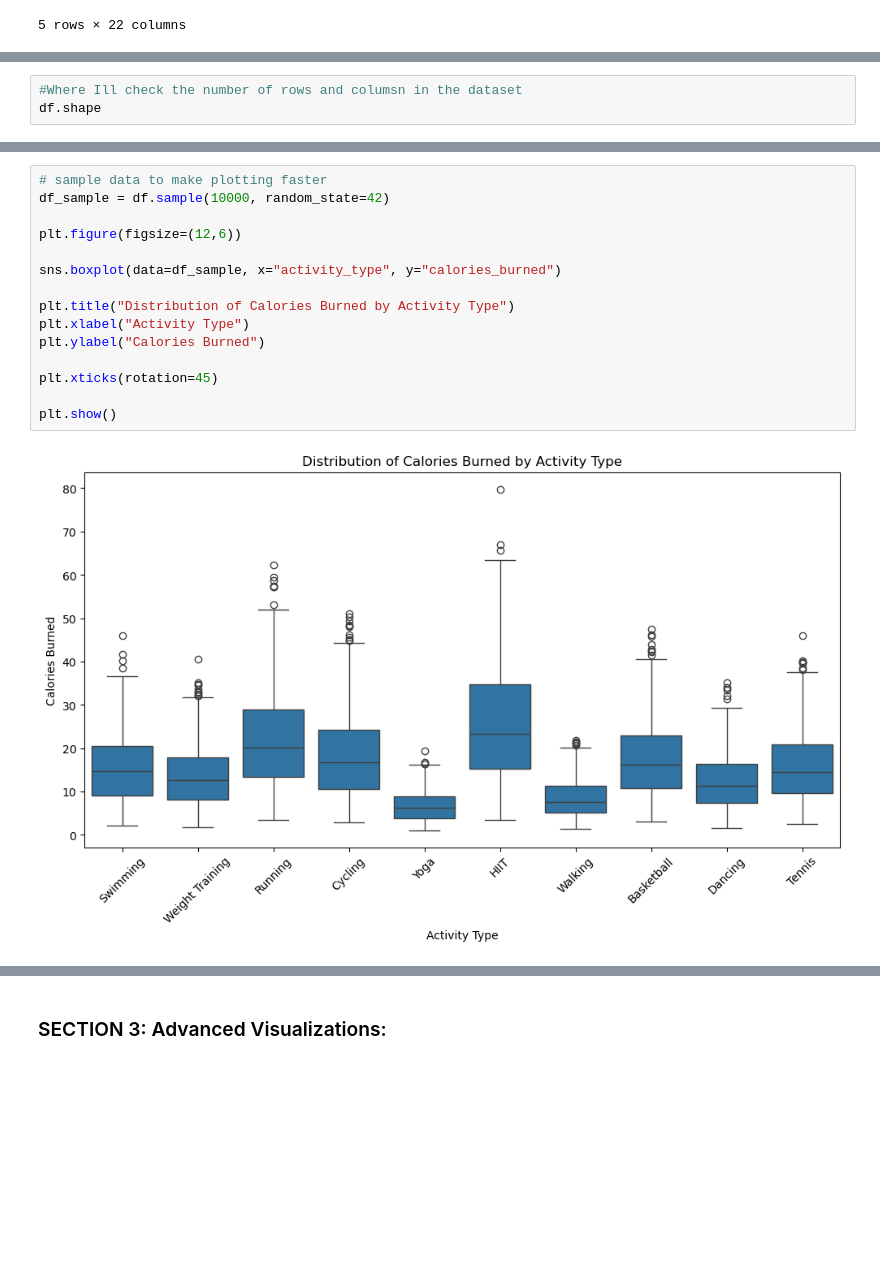
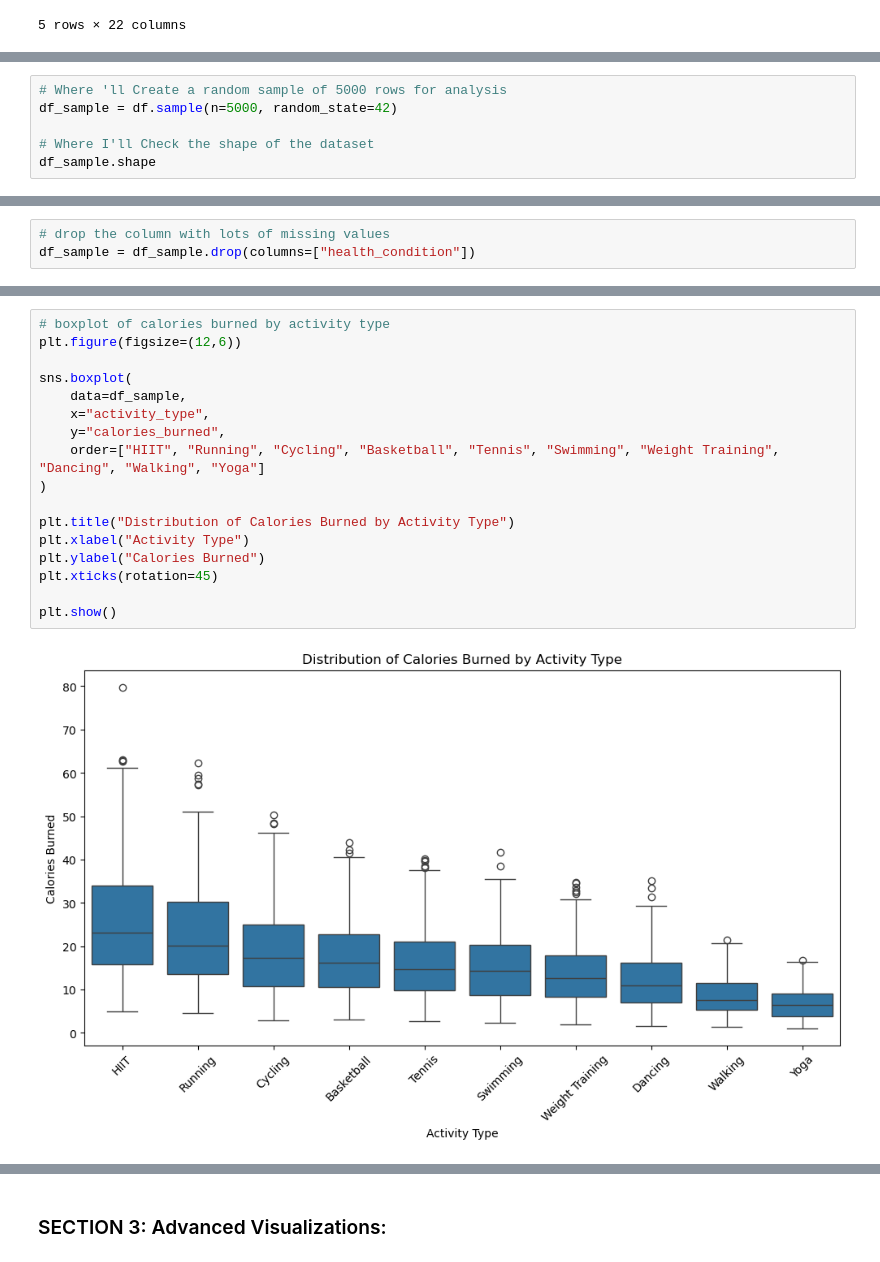
Before and after one commit to Salmanza1/Anjos-elements-of-computing-ii, a Jupyter notebook: Portfolio 1/fitness_eda.ipynb, the cells around one changed output, grey strips where cells are left out. Drawn from its saved outputs; the diff is of its cells as text; blank space fills up the shorter version.

```diff
--- a/Portfolio 1/fitness_eda.ipynb
+++ b/Portfolio 1/fitness_eda.ipynb
@@ -32,0 +29,6 @@ df.head()
+# %%
+# Where 'll Create a random sample of 5000 rows for analysis
+df_sample = df.sample(n=5000, random_state=42)
+
+# Where I'll Check the shape of the dataset
+df_sample.shape
@@ -33,3 +111,3 @@ df.head()
 # %%
-#Where Ill check the number of rows and columsn in the dataset
-df.shape
+# drop the column with lots of missing values
+df_sample = df_sample.drop(columns=["health_condition"])
@@ -203,18 +182,20 @@ plt.show()
 # %%
-# sample data to make plotting faster
-df_sample = df.sample(10000, random_state=42)
-
+# boxplot of calories burned by activity type
 plt.figure(figsize=(12,6))
 
-sns.boxplot(data=df_sample, x="activity_type", y="calories_burned")
+sns.boxplot(
+    data=df_sample,
+    x="activity_type",
+    y="calories_burned",
+    order=["HIIT", "Running", "Cycling", "Basketball", "Tennis", "Swimming", "Weight Training", "Dancing", "Walking", "Yoga"]
+)
 
 plt.title("Distribution of Calories Burned by Activity Type")
 plt.xlabel("Activity Type")
 plt.ylabel("Calories Burned")
-
 plt.xticks(rotation=45)
 
 plt.show()
 # %% [output]
-[figure, old version]
+[figure, new version]
 # %% [markdown]
```
Also changed, not shown: parts of 47 cells of this notebook, 19 other files.
